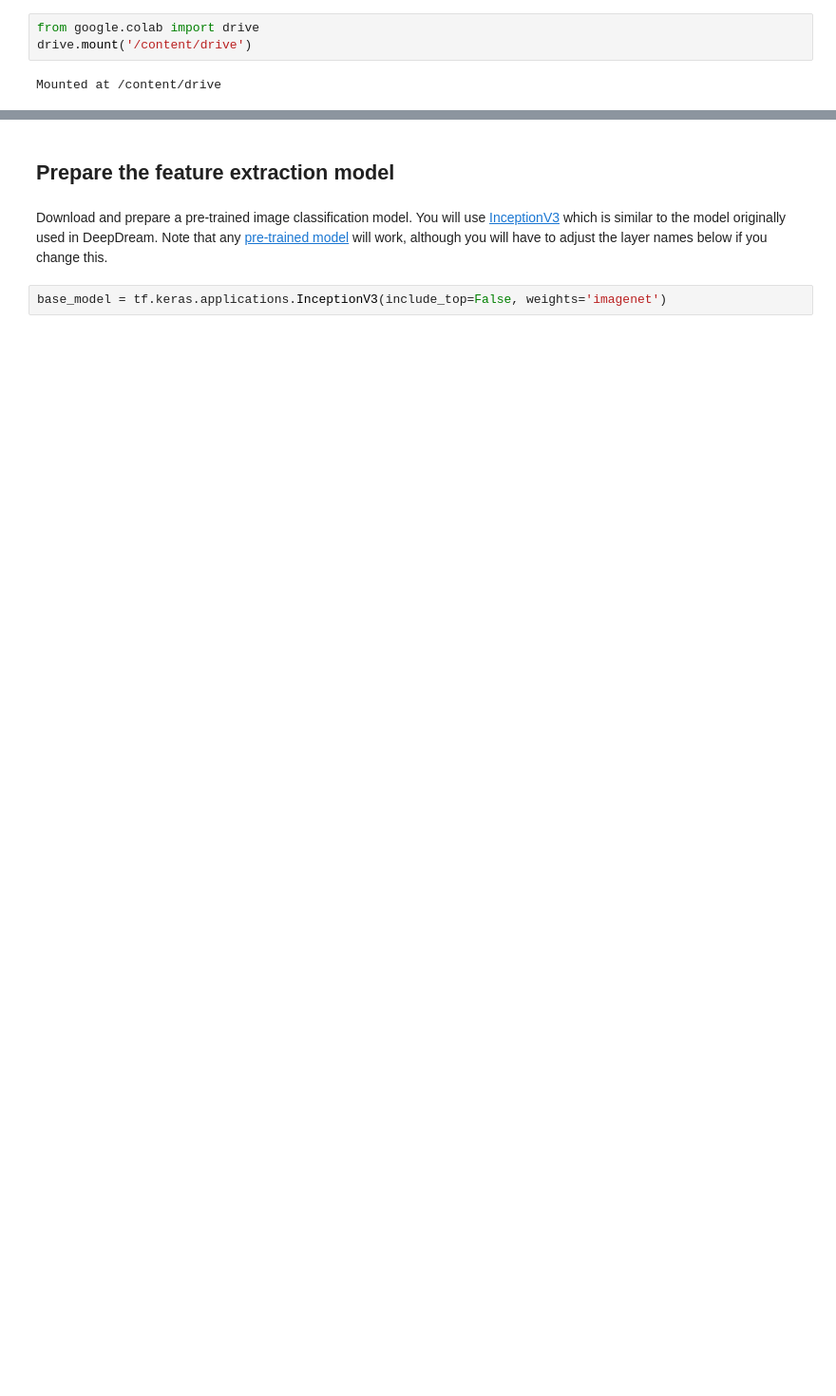
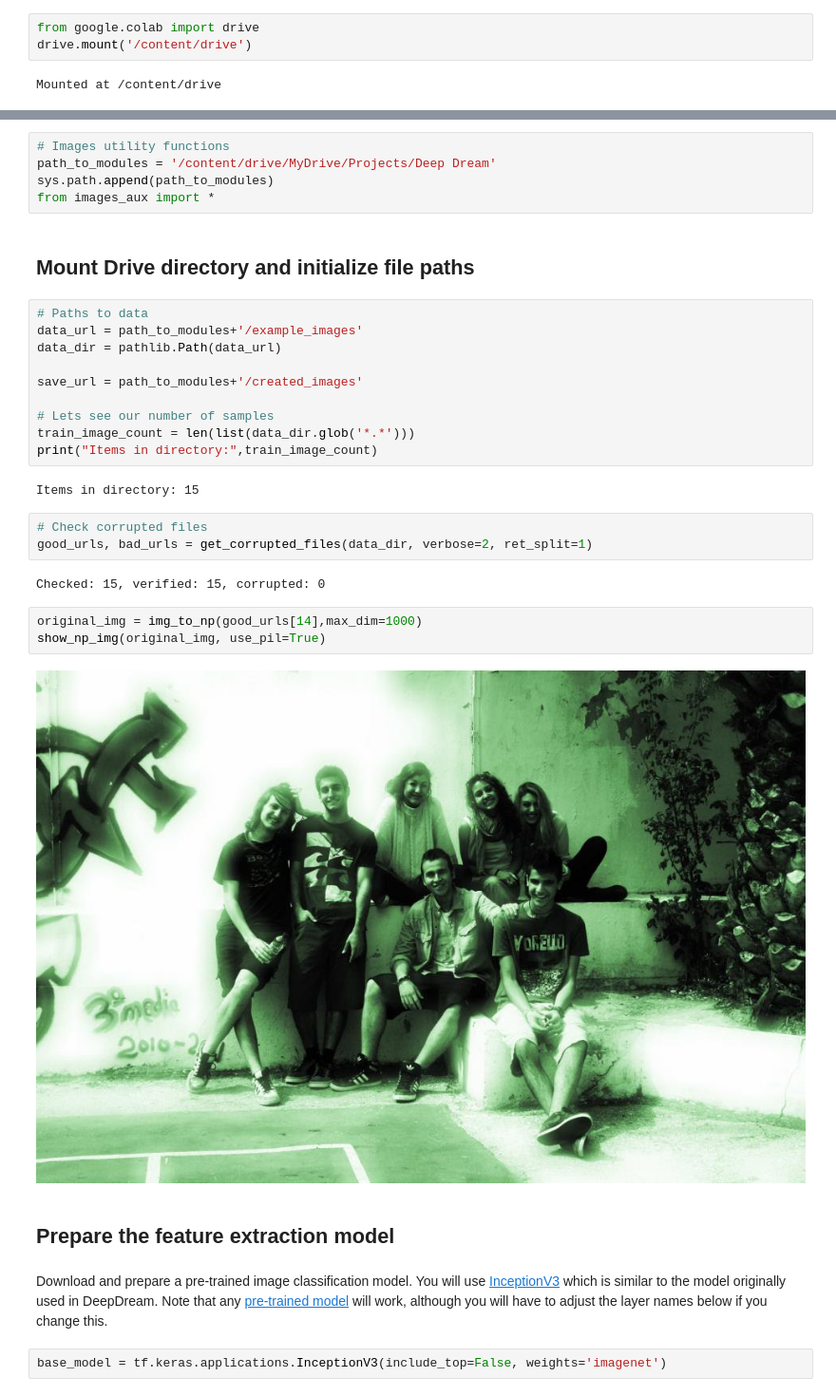
Before and after one commit to OhGreat/Deep_Dream, a Jupyter notebook: deepdream.ipynb, the cells around one changed output, grey strips where cells are left out. Shown at 95% size. Drawn from its saved outputs; the diff is of its cells as text; blank space fills up the shorter version.

```diff
--- a/deepdream.ipynb
+++ b/deepdream.ipynb
@@ -74,3 +19,32 @@ Image cc-by: Von.grzanka
+# %%
+# Images utility functions
+path_to_modules = '/content/drive/MyDrive/Projects/Deep Dream'
+sys.path.append(path_to_modules)
+from images_aux import *
+# %% [markdown]
+## Mount Drive directory and initialize file paths
+# %%
+# Paths to data
+data_url = path_to_modules+'/example_images'
+data_dir = pathlib.Path(data_url)
+
+save_url = path_to_modules+'/created_images'
+
+# Lets see our number of samples
+train_image_count = len(list(data_dir.glob('*.*')))
+print("Items in directory:",train_image_count)
+# %% [output]
+Items in directory: 15
+# %%
+# Check corrupted files
+good_urls, bad_urls = get_corrupted_files(data_dir, verbose=2, ret_split=1)
+# %% [output]
+Checked: 15, verified: 15, corrupted: 0
+# %%
+original_img = img_to_np(good_urls[14],max_dim=1000)
+show_np_img(original_img, use_pil=True)
+# %% [output]
+[figure, added]
 # %% [markdown]
 ## Prepare the feature extraction model
 # %% [markdown]
```
Also changed, not shown: parts of 20 cells of this notebook, 1 other file.
